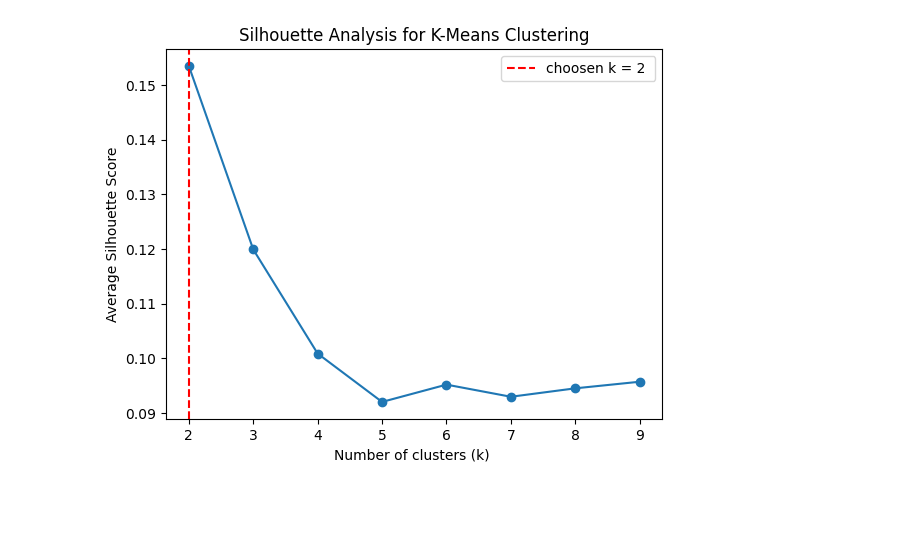
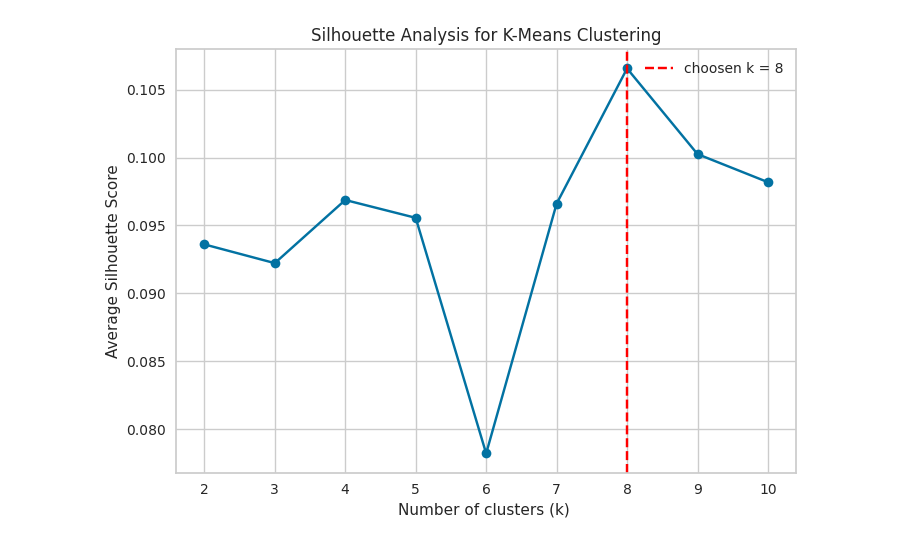
Before and after one commit to randalbarqan/IT326, a Jupyter notebook: Clustring.ipynb, the cells around one changed output. Cells and saved outputs as stored; diff of their text form; code cells hidden in the pictures; blank space fills up the shorter version.

```diff
--- a/Clustring.ipynb
+++ b/Clustring.ipynb
@@ -10,2 +15,9 @@ from sklearn.metrics import silhouette_samples, silhouette_score
 # %%
  df = pd.read_csv('preprocessed_Diabetes.csv')
+# %%
+features = df.drop(df.columns [0] ,axis= 1)
+scaler = StandardScaler()
+scaledfeatures = scaler.fit_transform(features)
+df_scaled = pd.DataFrame(scaledfeatures,columns = features.columns)
+print('scaled dara frame')
+print (df_scaled.head())
@@ -14,10 +44,9 @@ np.random.seed(13)
 # %%
 inertia_values = []
-k_value = range(1,10)
-
+k_value = range(1,11)
 for k in k_value :
-    Kmeans = KMeans(n_clusters = k,random_state = 13 ,n_init=10)
-    Kmeans.fit(df)
+    Kmeans = KMeans(n_clusters = k,random_state = 42 ,n_init=10)
+    k_result =Kmeans.fit(df_scaled)
     inertia_values.append(Kmeans.inertia_)
 # %%
 plt.plot(k_value,inertia_values , marker = 'o' )
@@ -32,20 +61,20 @@ plt.show()
 # %%
 # Perform k-means clustering with different values of k
-k_values = range(2,10)
+k_values = range(2,11)
 silhouette_avg_values = []
 for k in k_values:
-  kmeans = KMeans(n_clusters=k, random_state=13,n_init=10 )
-  kmeans_result = kmeans.fit(df)
-  silhouette_avg = silhouette_score(df, kmeans_result.labels_)
+  kmeans = KMeans(n_clusters=k, random_state=42,n_init=10 )
+  kmeans_result = kmeans.fit(df_scaled)
+  silhouette_avg = silhouette_score(df_scaled, kmeans_result.labels_)
   silhouette_avg_values.append(silhouette_avg)
 # %%
 # Plot the silhouette scores for different values of k
 plt.plot(k_values, silhouette_avg_values, marker='o')
 plt.title('Silhouette Analysis for K-Means Clustering')
 plt.xlabel( 'Number of clusters (k) ')
 plt.ylabel( 'Average Silhouette Score')
-plt.axvline(x= 2 , linestyle = '--', color = 'red', label = 'choosen k = 2 ')
+plt.axvline(x= 8 , linestyle = '--', color = 'red', label = 'choosen k = 8')
 plt.legend()
 plt.show()
 # %% [output]
-[figure, old version]
+[figure, new version]
```
Also changed, not shown: parts of 5 cells of this notebook.
